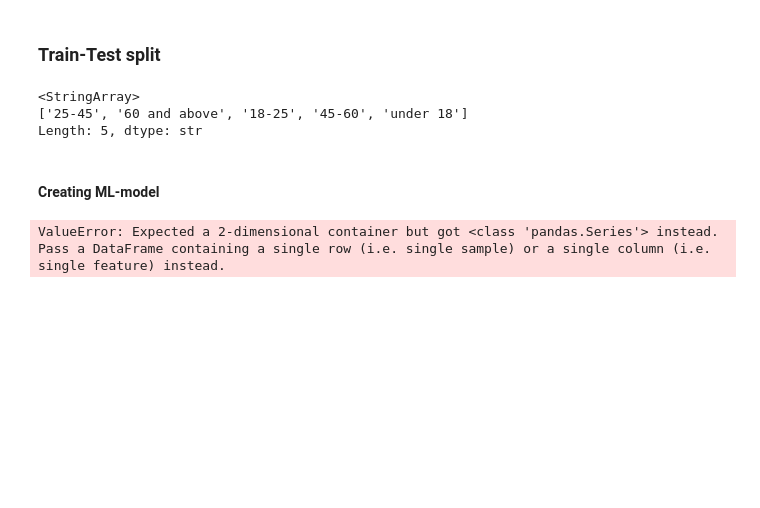
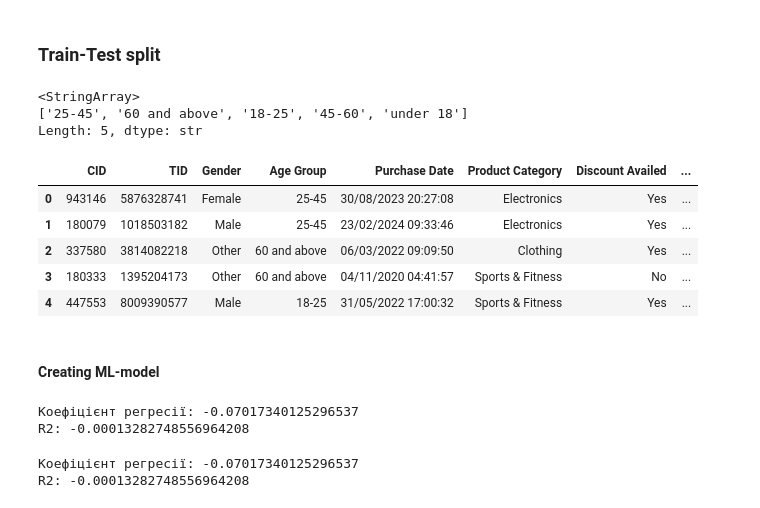
Before and after one commit to HalynaYaremenko/FINAL_PROJECT, a Jupyter notebook: LinearRegressio.ipynb, the cells around one changed output. Drawn from its saved outputs; the diff is of its cells as text; code cells hidden in the pictures; blank space fills up the shorter version.

Commit message:
cheanged  ml-model

```diff
--- a/LinearRegressio.ipynb
+++ b/LinearRegressio.ipynb
@@ -214,4 +213,29 @@ df['Age Group'].unique()
 <StringArray>
 ['25-45', '60 and above', '18-25', '45-60', 'under 18']
 Length: 5, dtype: str
+# %%
+def convert_age(x):
+    if '-' in x:                     # 25-45
+        low, high = x.split('-')
+        return (int(low) + int(high)) / 2
+
+    elif 'under' in x:               # under 18
+        return 13                    # приблизна середина (0-18)
+
+    elif 'above' in x:               # 60 and above
+        return 70                    # приблизне середнє (60-80)
+
+    else:
+        return None
+
+df['Age'] = df['Age Group'].apply(convert_age)
+# %%
+df.head()
+# %% [output]
+|  | CID | TID | Gender | Age Group | Purchase Date | Product Category | Discount Availed | ... |
+| 0 | 943146 | 5876328741 | Female | 25-45 | 30/08/2023 20:27:08 | Electronics | Yes | ... |
+| 1 | 180079 | 1018503182 | Male | 25-45 | 23/02/2024 09:33:46 | Electronics | Yes | ... |
+| 2 | 337580 | 3814082218 | Other | 60 and above | 06/03/2022 09:09:50 | Clothing | Yes | ... |
+| 3 | 180333 | 1395204173 | Other | 60 and above | 04/11/2020 04:41:57 | Sports & Fitness | No | ... |
+| 4 | 447553 | 8009390577 | Male | 18-25 | 31/05/2022 17:00:32 | Sports & Fitness | Yes | ... |
 # %%
@@ -226,17 +250,29 @@ X_train, X_test, y_train, y_test = train_test_split(
 # %% [markdown]
 #### Creating ML-model
 # %%
-
 model = LinearRegression()
 model.fit(X_train, y_train)
 
 print("Коефіцієнт регресії:", model.coef_[0])
-print("Intercept:", model.intercept_)
 print("R2:", model.score(X_test, y_test))
 # %% [output]
-ValueError: Expected a 2-dimensional container but got <class 'pandas.Series'> instead. Pass a DataFrame containing a single row (i.e. single sample) or a single column (i.e. single feature) instead.
+Коефіцієнт регресії: -0.07017340125296537
+R2: -0.00013282748556964208
 # %%
-# scaler = StandardScaler()
+X = df[['Age']]
+y = df['Net Amount']
 
-# X_train_scaled = scaler.fit_transform(X_train)
-# X_test_scaled = scaler.transform(X_test)
+X_train, X_test, y_train, y_test = train_test_split(
+    X, y,
+    test_size=0.2,
+    random_state=42
+)
+
+model = LinearRegression()
+model.fit(X_train, y_train)
+
+print("Коефіцієнт регресії:", model.coef_[0])
+print("R2:", model.score(X_test, y_test))
+# %% [output]
+Коефіцієнт регресії: -0.07017340125296537
+R2: -0.00013282748556964208
```
Also changed, not shown: parts of 3 cells of this notebook, 1 other file.
